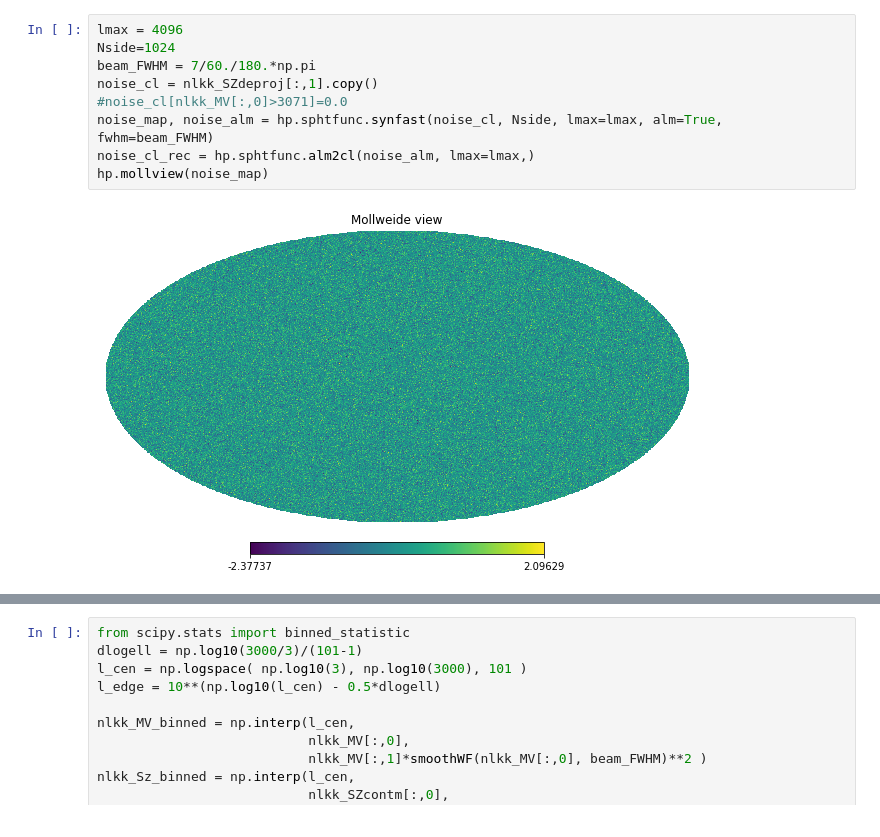
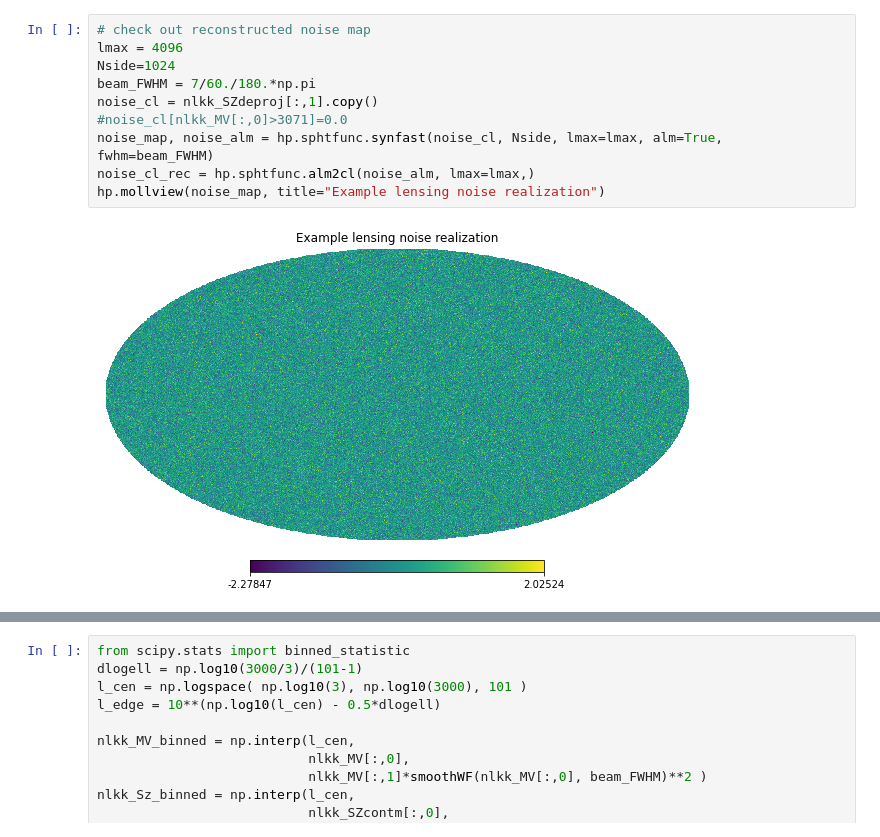
Before and after one commit to CosmoLike/DESxPlanck, a Jupyter notebook: notebooks/CMBLensingNoise.ipynb, the cells around one changed output, grey strips where cells are left out. Saved outputs shown, nothing was run; the diff lists cells and outputs as text.

```diff
--- a/notebooks/CMBLensingNoise.ipynb
+++ b/notebooks/CMBLensingNoise.ipynb
@@ -72,11 +166,12 @@ plt.show()
 # %%
+# check out reconstructed noise map
 lmax = 4096
 Nside=1024
 beam_FWHM = 7/60./180.*np.pi
 noise_cl = nlkk_SZdeproj[:,1].copy()
 #noise_cl[nlkk_MV[:,0]>3071]=0.0
 noise_map, noise_alm = hp.sphtfunc.synfast(noise_cl, Nside, lmax=lmax, alm=True, fwhm=beam_FWHM)
 noise_cl_rec = hp.sphtfunc.alm2cl(noise_alm, lmax=lmax,)
-hp.mollview(noise_map)
+hp.mollview(noise_map, title="Example lensing noise realization")
 # %% [output]
-[figure, old version]
+[figure, new version]
```
Also changed, not shown: parts of 15 cells of this notebook, 1 other file.
